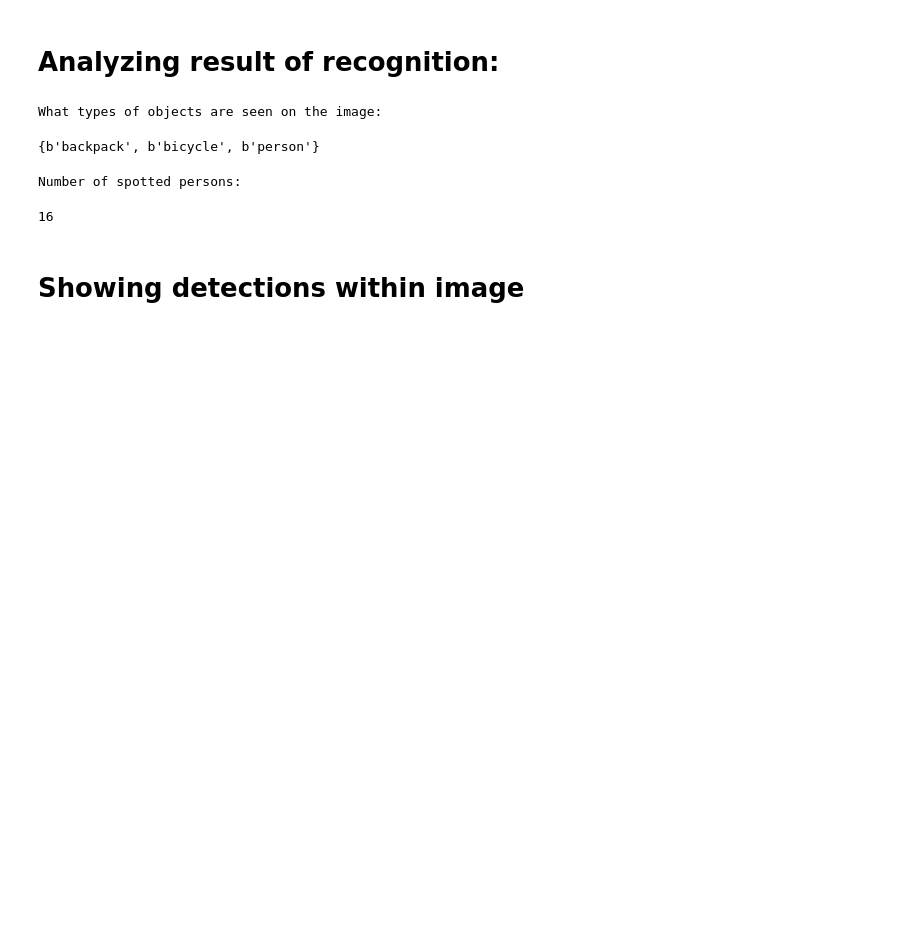
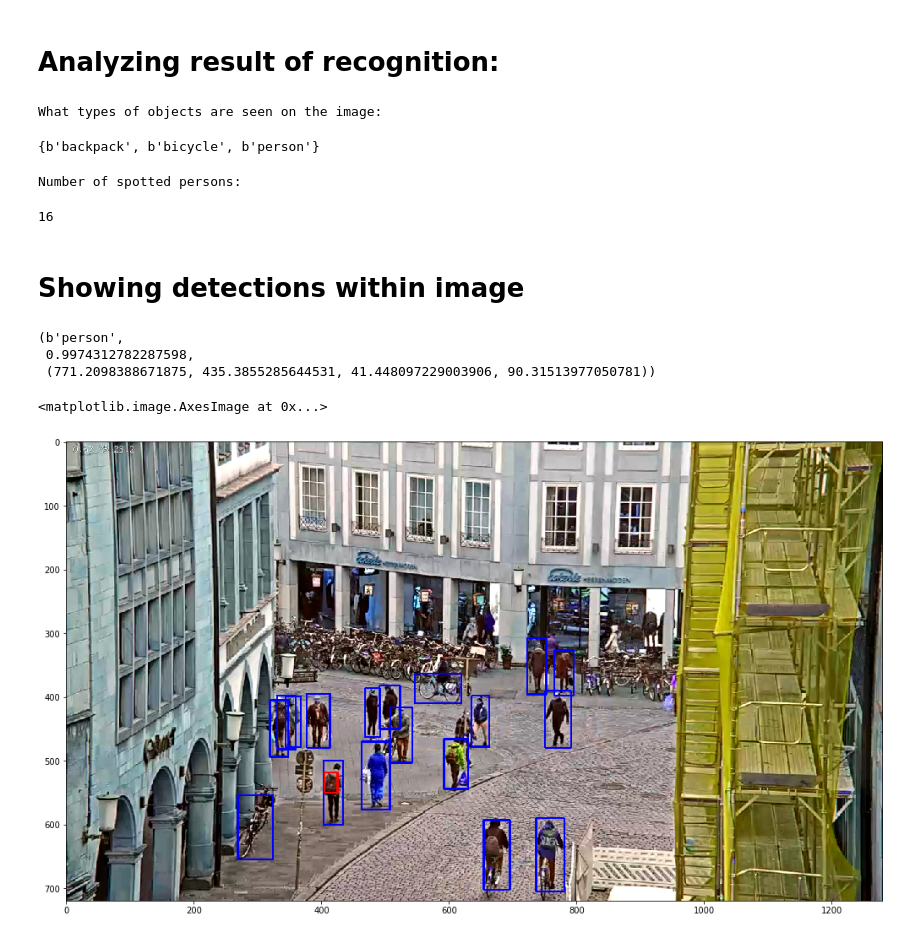
Before and after one commit to codeformuenster/traffic-cam, a Jupyter notebook: yolo_demo.ipynb, the cells around one changed output. Saved outputs shown, nothing was run; the diff lists cells and outputs as text; code cells hidden in the pictures; blank space fills up the shorter version.

```diff
--- a/yolo_demo.ipynb
+++ b/yolo_demo.ipynb
@@ -126,3 +127,29 @@ Number of spotted persons:
 16
 # %% [markdown]
 # Showing detections within image
+# %%
+result = results[0]
+result
+# %% [output]
+(b'person',
+ 0.9974312782287598,
+ (771.2098388671875, 435.3855285644531, 41.448097229003906, 90.31513977050781))
+# %%
+img2 = img.copy()
+
+for category, score, bounds in results:
+    x, y, w, h = bounds
+    if category == b'backpack':
+      color = (255, 0, 0)
+    else:
+      color = (0, 0, 255)
+    cv2.rectangle(img2,
+                  (int(x - w / 2), int(y - h / 2)), (int(x + w / 2), int(y + h / 2)),
+                  color,
+                  thickness=2)
+
+plt.rcParams['figure.figsize'] = [20, 10]
+plt.imshow(img2)
+# %% [output]
+<matplotlib.image.AxesImage at 0x...>
+[figure, added]
```
Also changed, not shown: parts of 1 cell of this notebook.
